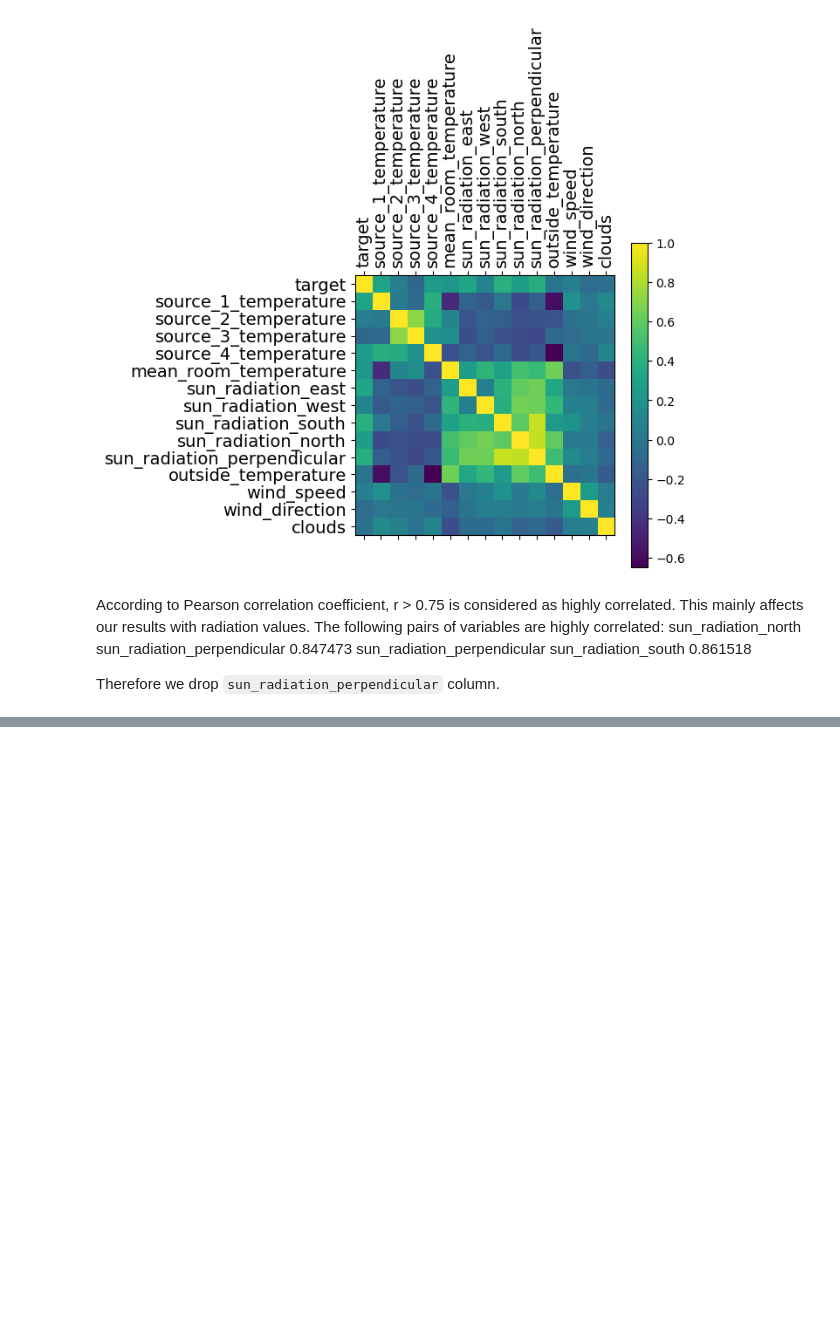
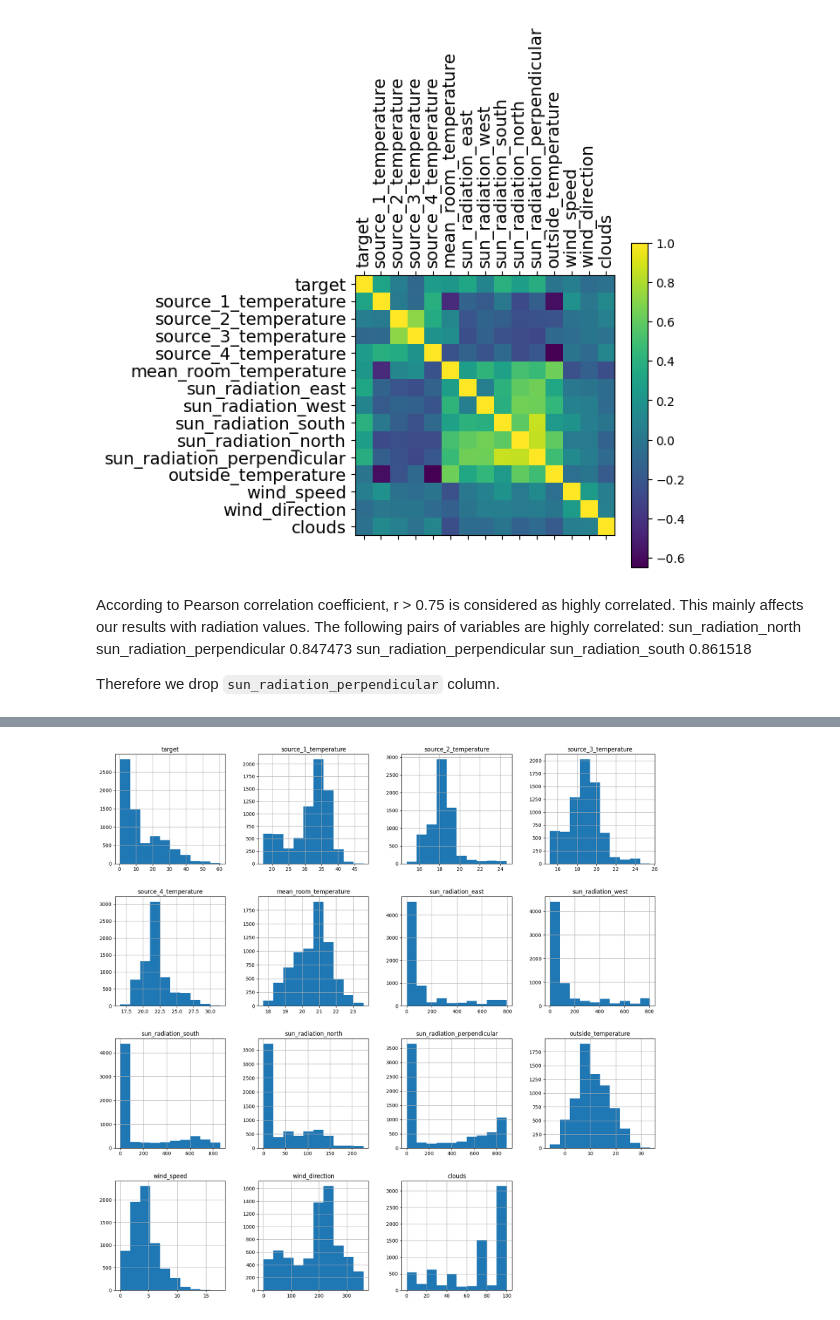
Before and after one commit to LauraMQuiros/Energy-prediction, a Jupyter notebook: notebooks/data_analysis.ipynb, the cells around one changed output, grey strips where cells are left out. Drawn from its saved outputs; the diff is of its cells as text; code cells hidden in the pictures; blank space fills up the shorter version.

```diff
--- a/notebooks/data_analysis.ipynb
+++ b/notebooks/data_analysis.ipynb
@@ -56,15 +56,15 @@ Number of missing values in train: 0
 # %%
 # Matrix of correlation between numerical columns
 # only numerical columns are considered not measurement_time
-numerical_train = train.drop(['measurement_time'], axis=1)
-matrix = numerical_train.corr()
+train_numerical = train.drop(['measurement_time'], axis=1)
+matrix = train_numerical.corr()
 # print highest correlations var 1 var 2 corr
 print(matrix.unstack().sort_values().drop_duplicates().tail(10))
 
 plt.matshow(matrix)
 # include the column names
-plt.xticks(range(numerical_train.shape[1]), numerical_train.columns, fontsize=14, rotation=90)
-plt.yticks(range(numerical_train.shape[1]), numerical_train.columns, fontsize=14)
+plt.xticks(range(train_numerical.shape[1]), train_numerical.columns, fontsize=14, rotation=90)
+plt.yticks(range(train_numerical.shape[1]), train_numerical.columns, fontsize=14)
 plt.colorbar()
 plt.show()
 # %% [output]
@@ -121,0 +180,6 @@ Explained variance by all components - sun_radiation: 0.9999999999999998
+# %%
+# distribution of all variables
+train_numerical.hist(figsize=(20, 20))
+plt.show()
+# %% [output]
+[figure, added]
```
Also changed, not shown: parts of 7 cells of this notebook, 2 other files.
